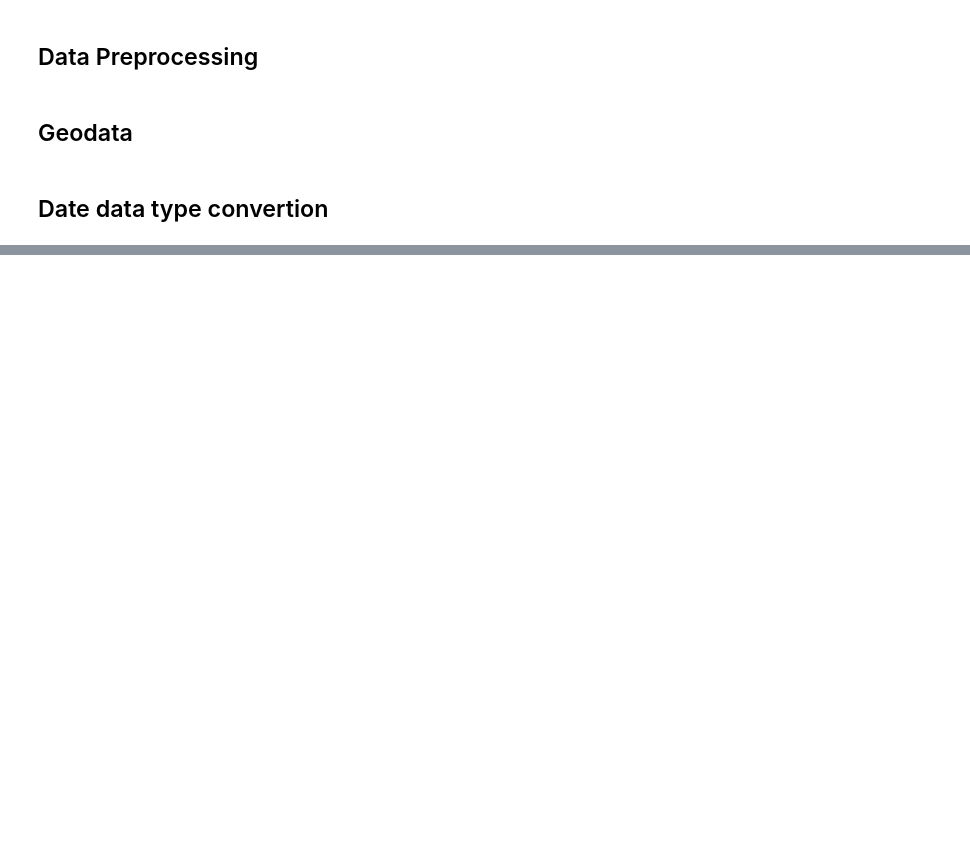
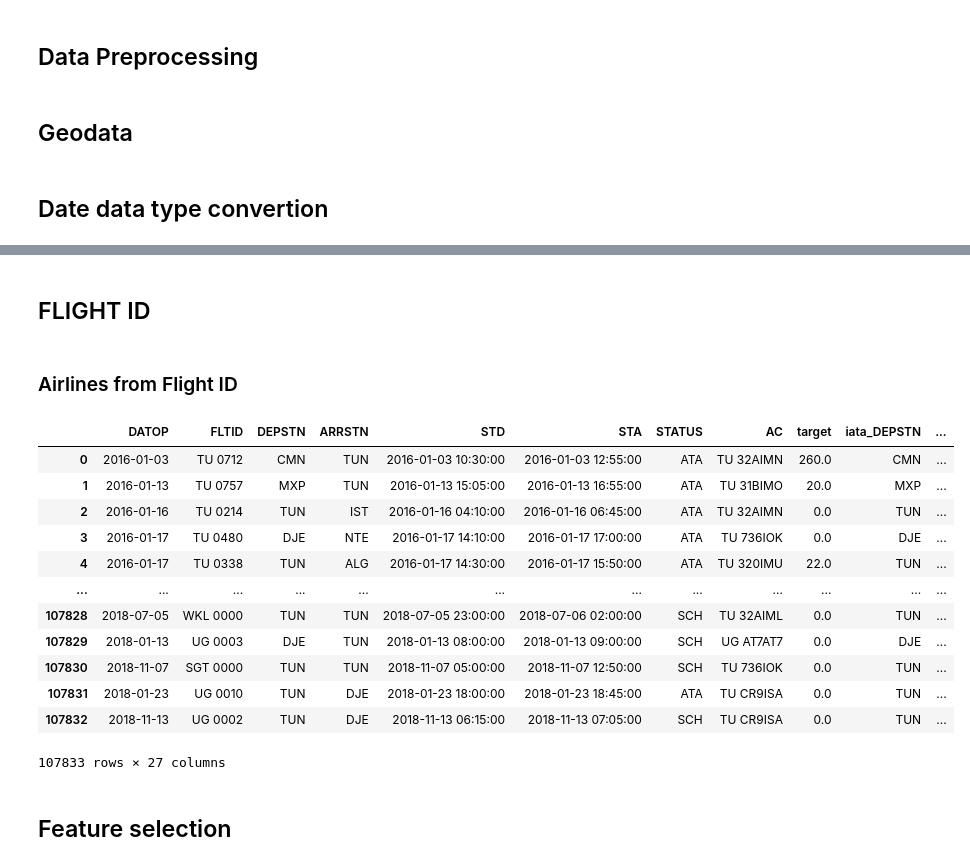
Before and after one commit to loukra/Flight_Delay_Prediction, a Jupyter notebook: Data_Preprocessing.ipynb, the cells around one changed output, grey strips where cells are left out. Drawn from its saved outputs; the diff is of its cells as text; code cells hidden in the pictures; blank space fills up the shorter version.

```diff
--- a/Data_Preprocessing.ipynb
+++ b/Data_Preprocessing.ipynb
@@ -58,0 +58,24 @@ Name: DATOP, Length: 107833, dtype: datetime64[ns]
+# %% [markdown]
+## FLIGHT ID
+# %% [markdown]
+### Airlines from Flight ID
+# %%
+df_geo["exec_airline"] = df_geo.FLTID.str.split().str[0]
+# df_geo[df_geo.exec_airline != df_geo.owner_airline]
+df_geo
+# %% [output]
+|  | DATOP | FLTID | DEPSTN | ARRSTN | STD | STA | STATUS | AC | target | iata_DEPSTN | ... |
+| 0 | 2016-01-03 | TU 0712 | CMN | TUN | 2016-01-03 10:30:00 | 2016-01-03 12:55:00 | ATA | TU 32AIMN | 260.0 | CMN | ... |
+| 1 | 2016-01-13 | TU 0757 | MXP | TUN | 2016-01-13 15:05:00 | 2016-01-13 16:55:00 | ATA | TU 31BIMO | 20.0 | MXP | ... |
+| 2 | 2016-01-16 | TU 0214 | TUN | IST | 2016-01-16 04:10:00 | 2016-01-16 06:45:00 | ATA | TU 32AIMN | 0.0 | TUN | ... |
+| 3 | 2016-01-17 | TU 0480 | DJE | NTE | 2016-01-17 14:10:00 | 2016-01-17 17:00:00 | ATA | TU 736IOK | 0.0 | DJE | ... |
+| 4 | 2016-01-17 | TU 0338 | TUN | ALG | 2016-01-17 14:30:00 | 2016-01-17 15:50:00 | ATA | TU 320IMU | 22.0 | TUN | ... |
+| ... | ... | ... | ... | ... | ... | ... | ... | ... | ... | ... | ... |
+| 107828 | 2018-07-05 | WKL 0000 | TUN | TUN | 2018-07-05 23:00:00 | 2018-07-06 02:00:00 | SCH | TU 32AIML | 0.0 | TUN | ... |
+| 107829 | 2018-01-13 | UG 0003 | DJE | TUN | 2018-01-13 08:00:00 | 2018-01-13 09:00:00 | SCH | UG AT7AT7 | 0.0 | DJE | ... |
+| 107830 | 2018-11-07 | SGT 0000 | TUN | TUN | 2018-11-07 05:00:00 | 2018-11-07 12:50:00 | SCH | TU 736IOK | 0.0 | TUN | ... |
+| 107831 | 2018-01-23 | UG 0010 | TUN | DJE | 2018-01-23 18:00:00 | 2018-01-23 18:45:00 | ATA | TU CR9ISA | 0.0 | TUN | ... |
+| 107832 | 2018-11-13 | UG 0002 | TUN | DJE | 2018-11-13 06:15:00 | 2018-11-13 07:05:00 | SCH | TU CR9ISA | 0.0 | TUN | ... |
+107833 rows × 27 columns
+# %% [markdown]
+## Feature selection
```
Also changed, not shown: parts of 12 cells of this notebook.
